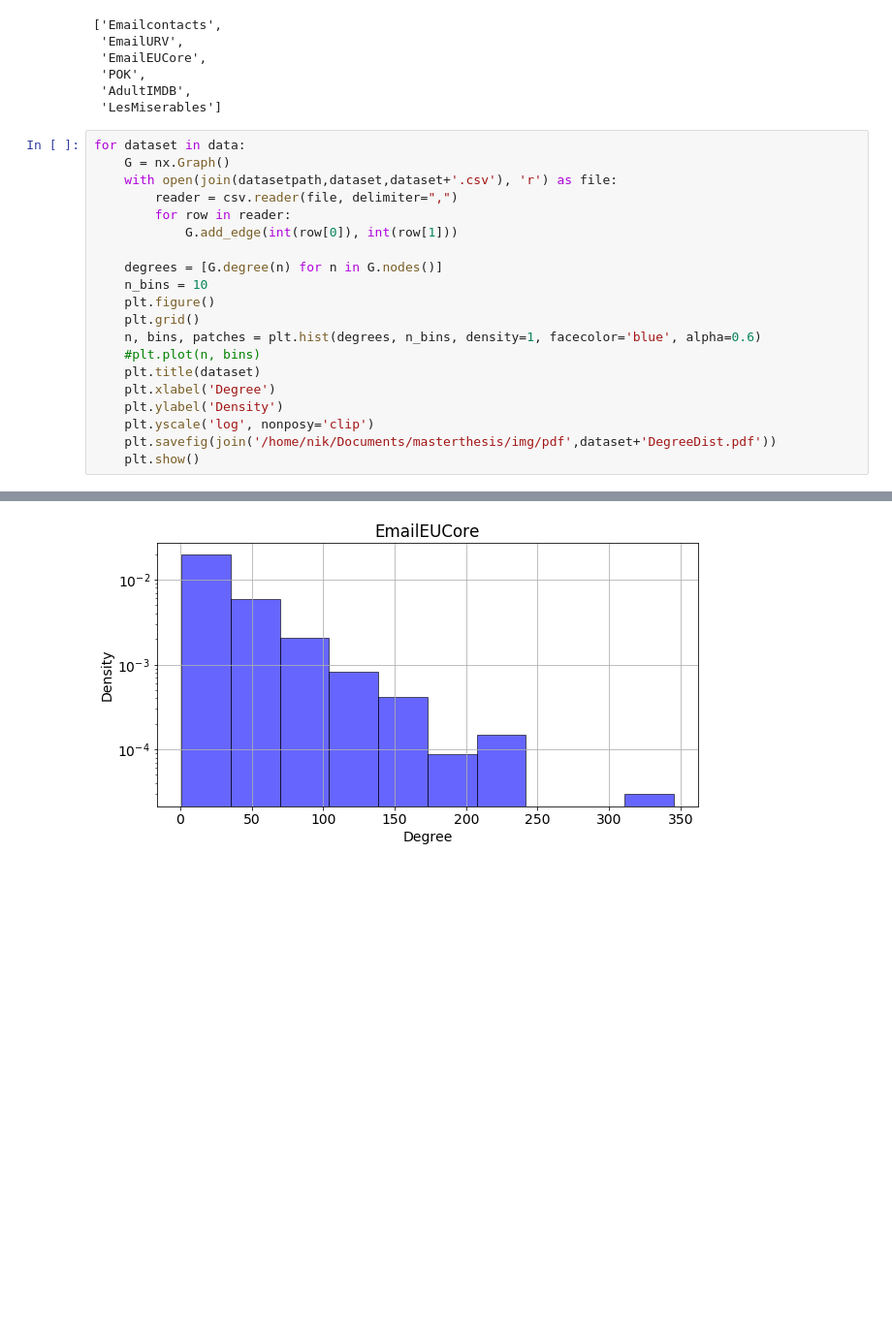
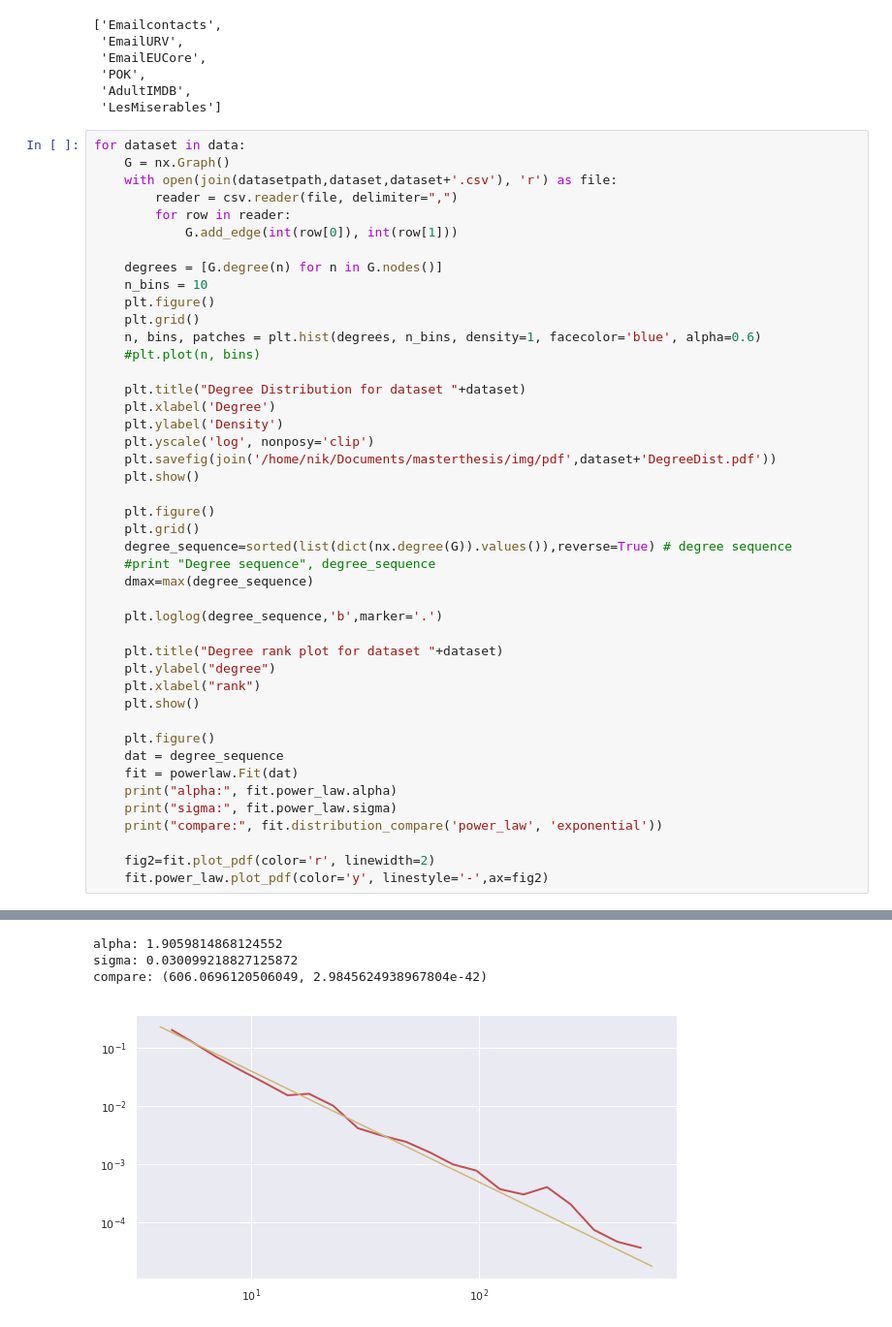
Before and after one commit to BFSteam/memory, a Jupyter notebook: jup/python/Degree Distrbution For All Datasets.ipynb, the cells around one changed output, grey strips where cells are left out. Shown at 97% size. Drawn from its saved outputs; the diff is of its cells as text; blank space fills up the shorter version.

Commit message:
seaborn and powerlaw

```diff
--- a/jup/python/Degree Distrbution For All Datasets.ipynb
+++ b/jup/python/Degree Distrbution For All Datasets.ipynb
@@ -35,10 +38,34 @@ for dataset in data:
     plt.grid()
     n, bins, patches = plt.hist(degrees, n_bins, density=1, facecolor='blue', alpha=0.6)
     #plt.plot(n, bins)
-    plt.title(dataset)
+
+    plt.title("Degree Distribution for dataset "+dataset)
     plt.xlabel('Degree')
     plt.ylabel('Density')
     plt.yscale('log', nonposy='clip')
     plt.savefig(join('/home/nik/Documents/masterthesis/img/pdf',dataset+'DegreeDist.pdf'))
     plt.show()
+
+    plt.figure()
+    plt.grid()
+    degree_sequence=sorted(list(dict(nx.degree(G)).values()),reverse=True) # degree sequence
+    #print "Degree sequence", degree_sequence
+    dmax=max(degree_sequence)
+
+    plt.loglog(degree_sequence,'b',marker='.')
+
+    plt.title("Degree rank plot for dataset "+dataset)
+    plt.ylabel("degree")
+    plt.xlabel("rank")
+    plt.show()
+
+    plt.figure()
+    dat = degree_sequence
+    fit = powerlaw.Fit(dat)
+    print("alpha:", fit.power_law.alpha)
+    print("sigma:", fit.power_law.sigma)
+    print("compare:", fit.distribution_compare('power_law', 'exponential'))
+
+    fig2=fit.plot_pdf(color='r', linewidth=2)
+    fit.power_law.plot_pdf(color='y', linestyle='-',ax=fig2)
 # %% [output]
@@ -47 +75,4 @@ for dataset in data:
+alpha: 1.9059814868124552
+sigma: 0.030099218827125872
+compare: (606.0696120506049, 2.9845624938967804e-42)
-[figure, old version]
+[figure, new version]
```
Also changed, not shown: parts of 3 cells of this notebook, 5 other files.
